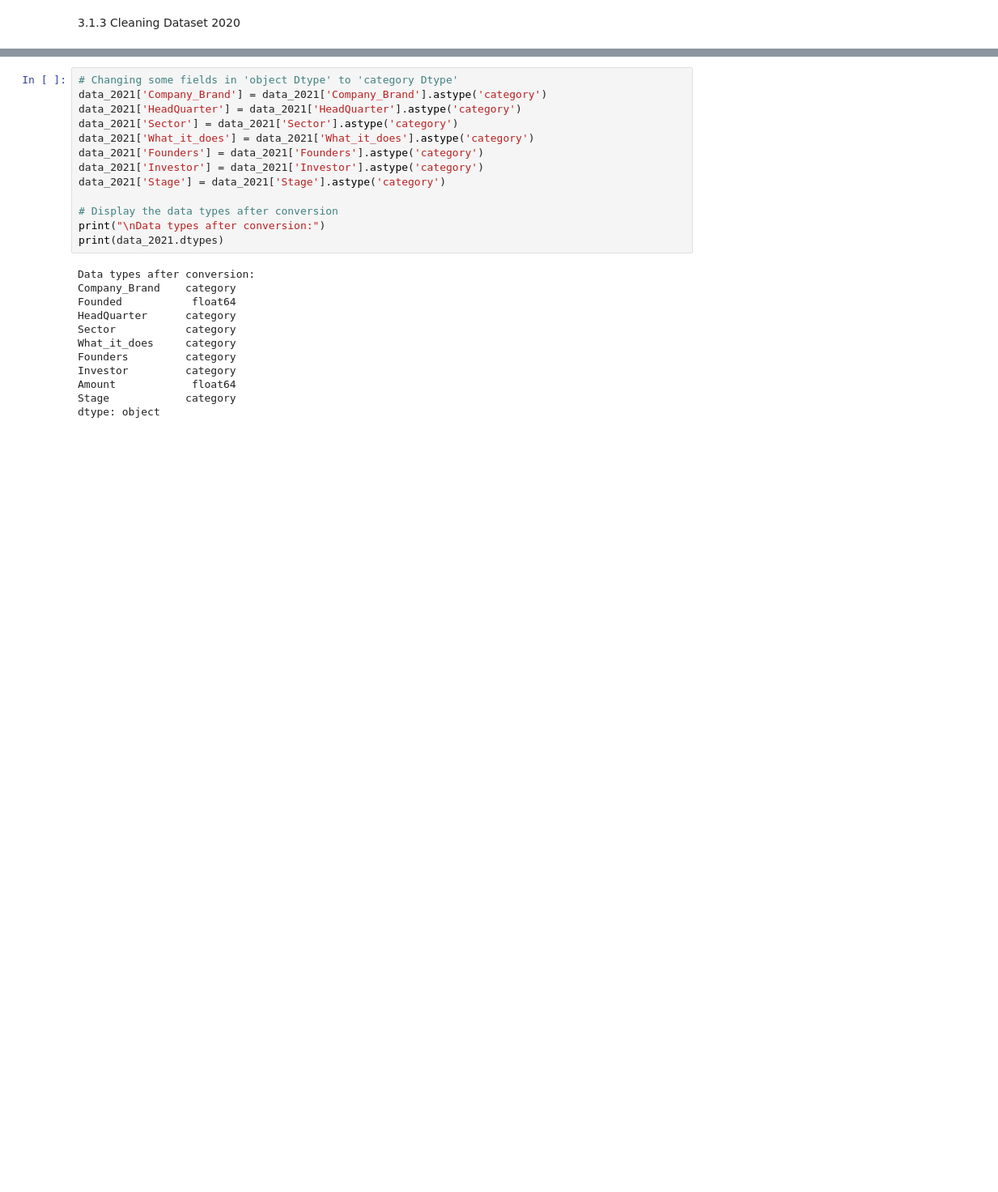
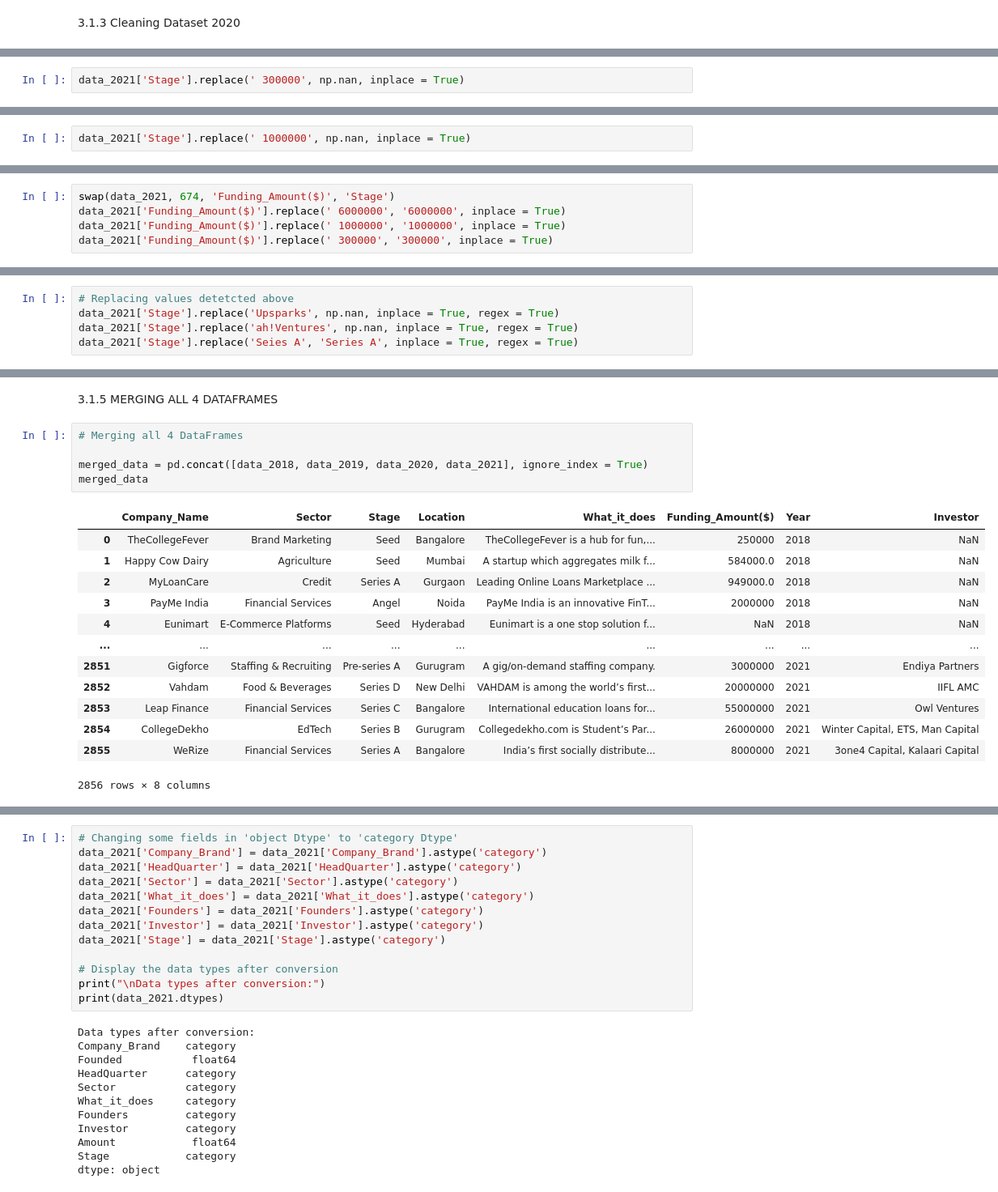
Before and after one commit to BamBamOguns/CA_First_Project_LP1, a Jupyter notebook: Notebooks/main.ipynb, the cells around one changed output, grey strips where cells are left out. Shown: that part at 81% size. Cells and saved outputs as stored; diff of their text form; blank space fills up the shorter version.

Commit message:
Concate and Preprocessing the Merged Dataset

```diff
--- a/Notebooks/main.ipynb
+++ b/Notebooks/main.ipynb
@@ -1097,0 +1816,2 @@ For the percentages with tens and hundreds values (Investor, Amount and Stage),
+# %%
+data_2021['Stage'].replace(' 300000', np.nan, inplace = True)
@@ -1097,0 +1823,2 @@ For the percentages with tens and hundreds values (Investor, Amount and Stage),
+# %%
+data_2021['Stage'].replace(' 1000000', np.nan, inplace = True)
@@ -1097,0 +1830,5 @@ For the percentages with tens and hundreds values (Investor, Amount and Stage),
+# %%
+swap(data_2021, 674, 'Funding_Amount($)', 'Stage')
+data_2021['Funding_Amount($)'].replace(' 6000000', '6000000', inplace = True)
+data_2021['Funding_Amount($)'].replace(' 1000000', '1000000', inplace = True)
+data_2021['Funding_Amount($)'].replace(' 300000', '300000', inplace = True)
@@ -1097,0 +1850,5 @@ For the percentages with tens and hundreds values (Investor, Amount and Stage),
+# %%
+# Replacing values detetcted above
+data_2021['Stage'].replace('Upsparks', np.nan, inplace = True, regex = True)
+data_2021['Stage'].replace('ah!Ventures', np.nan, inplace = True, regex = True)
+data_2021['Stage'].replace('Seies A', 'Series A', inplace = True, regex = True)
@@ -1097,0 +1894,21 @@ For the percentages with tens and hundreds values (Investor, Amount and Stage),
+# %% [markdown]
+3.1.5 MERGING ALL 4 DATAFRAMES
+# %%
+# Merging all 4 DataFrames
+
+merged_data = pd.concat([data_2018, data_2019, data_2020, data_2021], ignore_index = True)
+merged_data
+# %% [output]
+|  | Company_Name | Sector | Stage | Location | What_it_does | Funding_Amount($) | Year | Investor |
+| 0 | TheCollegeFever | Brand Marketing | Seed | Bangalore | TheCollegeFever is a hub for fun,... | 250000 | 2018 | NaN |
+| 1 | Happy Cow Dairy | Agriculture | Seed | Mumbai | A startup which aggregates milk f... | 584000.0 | 2018 | NaN |
+| 2 | MyLoanCare | Credit | Series A | Gurgaon | Leading Online Loans Marketplace ... | 949000.0 | 2018 | NaN |
+| 3 | PayMe India | Financial Services | Angel | Noida | PayMe India is an innovative FinT... | 2000000 | 2018 | NaN |
+| 4 | Eunimart | E-Commerce Platforms | Seed | Hyderabad | Eunimart is a one stop solution f... | NaN | 2018 | NaN |
+| ... | ... | ... | ... | ... | ... | ... | ... | ... |
+| 2851 | Gigforce | Staffing & Recruiting | Pre-series A | Gurugram | A gig/on-demand staffing company. | 3000000 | 2021 | Endiya Partners |
+| 2852 | Vahdam | Food & Beverages | Series D | New Delhi | VAHDAM is among the world’s first... | 20000000 | 2021 | IIFL AMC |
+| 2853 | Leap Finance | Financial Services | Series C | Bangalore | International education loans for... | 55000000 | 2021 | Owl Ventures |
+| 2854 | CollegeDekho | EdTech | Series B | Gurugram | Collegedekho.com is Student’s Par... | 26000000 | 2021 | Winter Capital, ETS, Man Capital |
+| 2855 | WeRize | Financial Services | Series A | Bangalore | India’s first socially distribute... | 8000000 | 2021 | 3one4 Capital, Kalaari Capital |
+2856 rows × 8 columns
```
Also changed, not shown: parts of 124 cells of this notebook.
